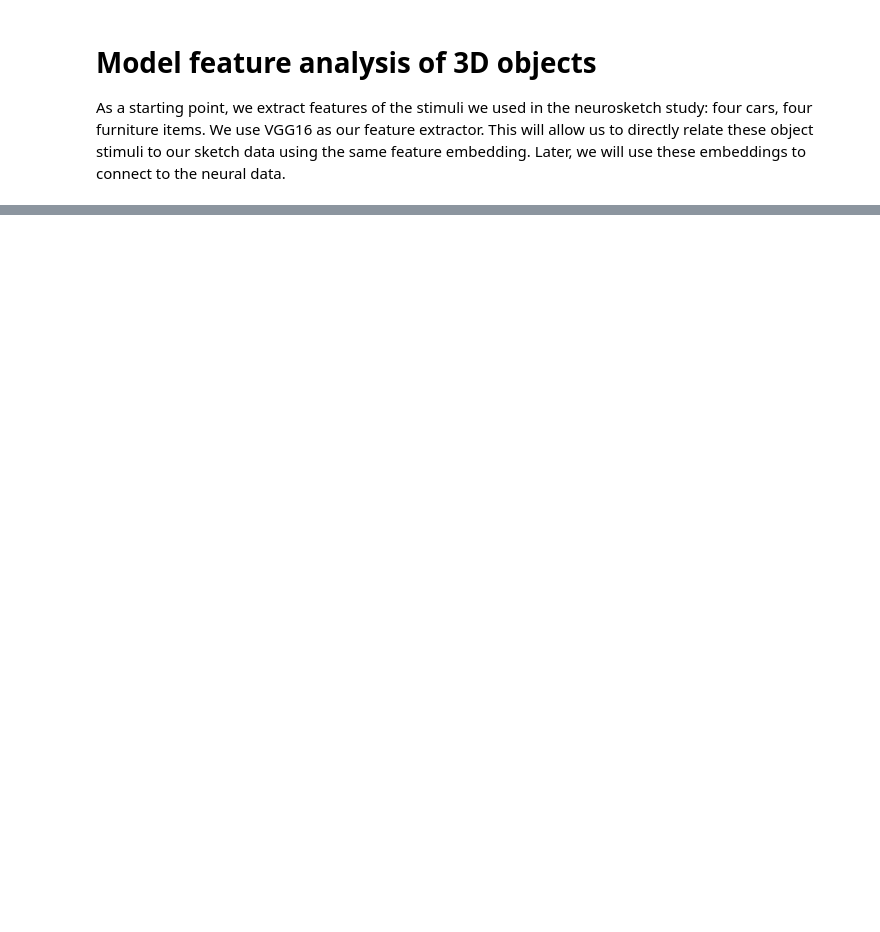
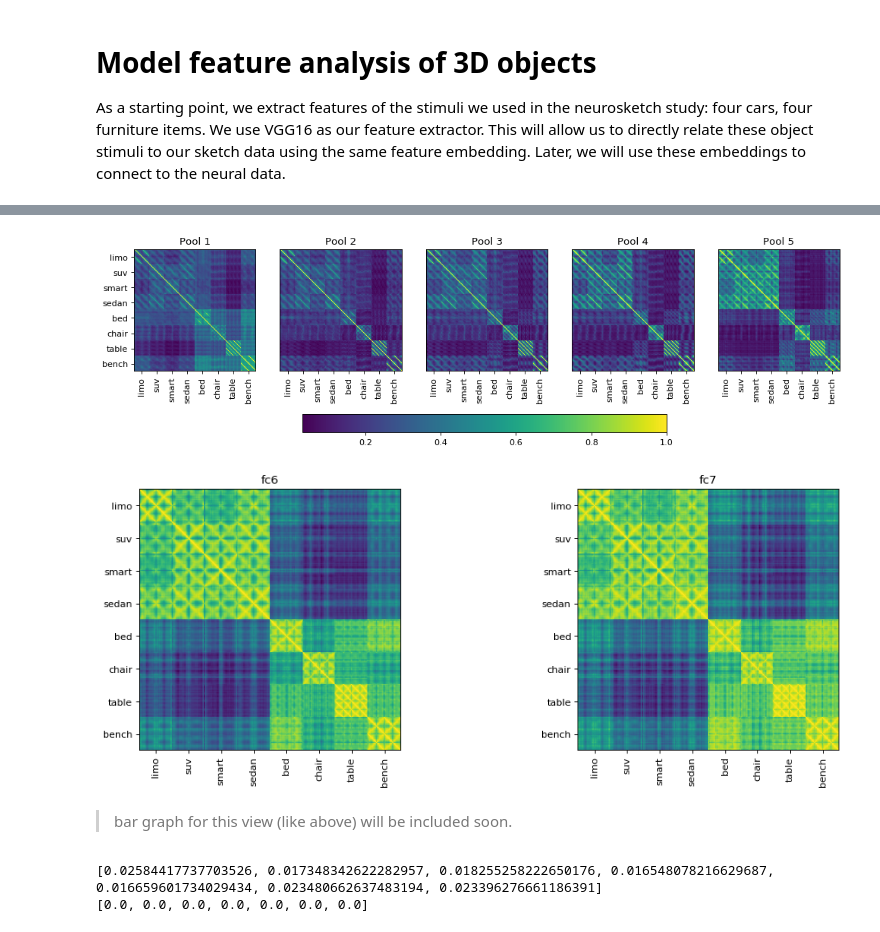
Before and after one commit to judithfan/sketchfeat, a Jupyter notebook: Model feature analysis of 3D objects.ipynb, the cells around one changed output, grey strips where cells are left out. Saved outputs shown, nothing was run; the diff lists cells and outputs as text; code cells hidden in the pictures; blank space fills up the shorter version.

```diff
--- a/Model feature analysis of 3D objects.ipynb
+++ b/Model feature analysis of 3D objects.ipynb
@@ -139,0 +201,55 @@ Taking the difference between RDM of fc6 and fc7, we have: 0.0470156385361
+# %%
+RDM_fc7_a = np.corrcoef(fc7)
+RDM_fc6_a = np.corrcoef(fc6)
+
+RDM_pool_a = []
+for pool_layer in xrange(0,5):
+    RDM_pool_i = np.corrcoef(pool[pool_layer])
+
+    RDM_pool_a.append(RDM_pool_i)
+
+
+
+fig = plt.figure(1,  figsize=(15, 5), dpi=80, facecolor='w', edgecolor='k')
+
+
+for pool_layer in xrange(0,5):
+    pltname = "Pool " + str(pool_layer + 1)
+    plt.subplot(1, 5, pool_layer + 1)
+    plt.title(pltname)
+    plt.imshow(RDM_pool_a[pool_layer])
+
+    plt.xticks(np.arange(NUM_VIEWS/2, len(OBJECTS) * NUM_VIEWS, NUM_VIEWS), OBJECTS, rotation='vertical')
+    if pool_layer == 0:
+        plt.yticks(np.arange(NUM_VIEWS/2, len(OBJECTS) * NUM_VIEWS, NUM_VIEWS), OBJECTS)
+    else:
+        plt.yticks([])
+
+
+fig2 = plt.figure(2,  figsize=(15, 5), dpi=80, facecolor='w', edgecolor='k')
+plt.subplot(121)
+plt.imshow(RDM_fc6_a)
+plt.title("fc6")
+plt.xticks(np.arange(NUM_VIEWS/2, len(OBJECTS) * NUM_VIEWS, NUM_VIEWS), OBJECTS, rotation='vertical')
+plt.yticks(np.arange(NUM_VIEWS/2, len(OBJECTS) * NUM_VIEWS, NUM_VIEWS), OBJECTS)
+
+
+plt.subplot(122)
+plt.imshow(RDM_fc7_a)
+plt.title("fc7")
+plt.xticks(np.arange(NUM_VIEWS/2, len(OBJECTS) * NUM_VIEWS, NUM_VIEWS), OBJECTS, rotation='vertical')
+plt.yticks(np.arange(NUM_VIEWS/2, len(OBJECTS) * NUM_VIEWS, NUM_VIEWS), OBJECTS)
+
+
+cax = fig.add_axes([0.12, 0.1, 0.78, 0.4])
+cax.get_xaxis().set_visible(False)
+cax.get_yaxis().set_visible(False)
+cax.patch.set_alpha(0)
+cax.set_frame_on(False)
+plt.colorbar(orientation='horizontal', ax=cax)
+plt.show()
+# %% [output]
+[figure, added]
+[figure, added]
+# %% [markdown]
+> bar graph for this view (like above) will be included soon.
@@ -139,0 +290,23 @@ Taking the difference between RDM of fc6 and fc7, we have: 0.0470156385361
+# %%
+
+RDM_meanWithin_f = [] #np.ones((1,len(LAYERS)), float)
+RDM_meanCross_f = [] #np.ones((1,len(LAYERS)), float)
+RDM_meanDiff_f = [] # np.ones((1,len(LAYERS)), float)
+for pool_layer in xrange(0,5):
+    mean_vals_i = getRDM_mean_furn(RDM_pool[pool_layer], len(FURNITURES), NUM_VIEWS)
+    RDM_meanWithin_f.append(mean_vals_i[0])
+    RDM_meanCross_f.append(mean_vals_i[1])
+    RDM_meanDiff_f.append(mean_vals_i[2])
+
+
+for layer in (RDM_fc6, RDM_fc7):
+    mean_vals_i = getRDM_mean_furn(layer, len(FURNITURES), NUM_VIEWS)
+    RDM_meanWithin_f.append(mean_vals_i[0])
+    RDM_meanCross_f.append(mean_vals_i[1])
+    RDM_meanDiff_f.append(mean_vals_i[2])
+
+print RDM_meanWithin_f
+print RDM_meanCross_f
+# %% [output]
+[0.02584417737703526, 0.017348342622282957, 0.018255258222650176, 0.016548078216629687, 0.016659601734029434, 0.023480662637483194, 0.023396276661186391]
+[0.0, 0.0, 0.0, 0.0, 0.0, 0.0, 0.0]
```
Also changed, not shown: parts of 24 cells of this notebook.
